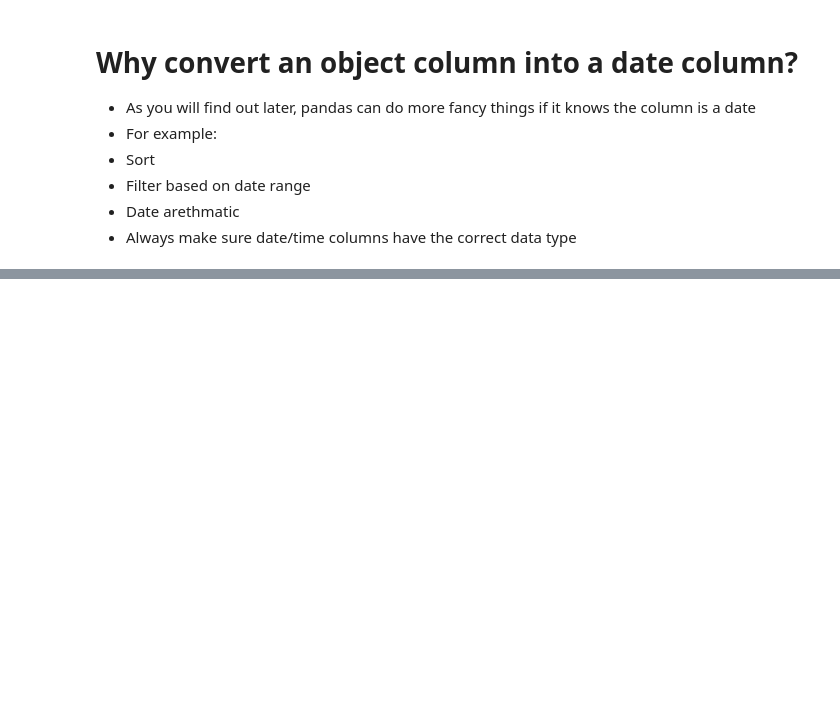
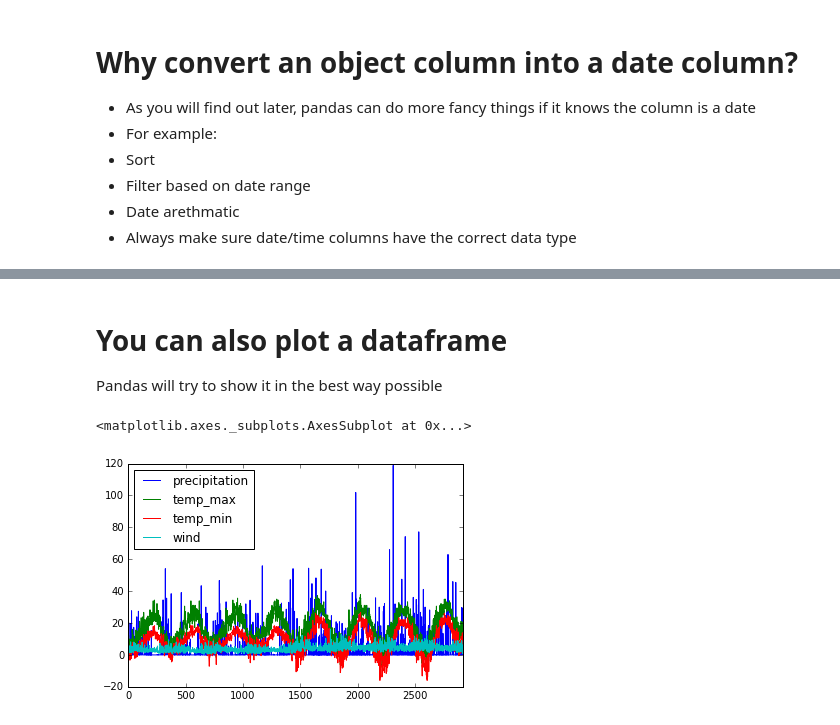
Before and after one commit to malmarz/pandas, a Jupyter notebook: week2.ipynb, the cells around one changed output, grey strips where cells are left out. Saved outputs shown, nothing was run; the diff lists cells and outputs as text; code cells hidden in the pictures; blank space fills up the shorter version.

```diff
--- a/week2.ipynb
+++ b/week2.ipynb
@@ -152,0 +242,3 @@ dtype: object
+# %% [markdown]
+# You can also plot a dataframe
+Pandas will try to show it in the best way possible
@@ -152,0 +250,6 @@ dtype: object
+# %%
+# now try it
+my_df.plot()
+# %% [output]
+<matplotlib.axes._subplots.AxesSubplot at 0x...>
+[figure, added]
```
Also changed, not shown: parts of 18 cells of this notebook.
